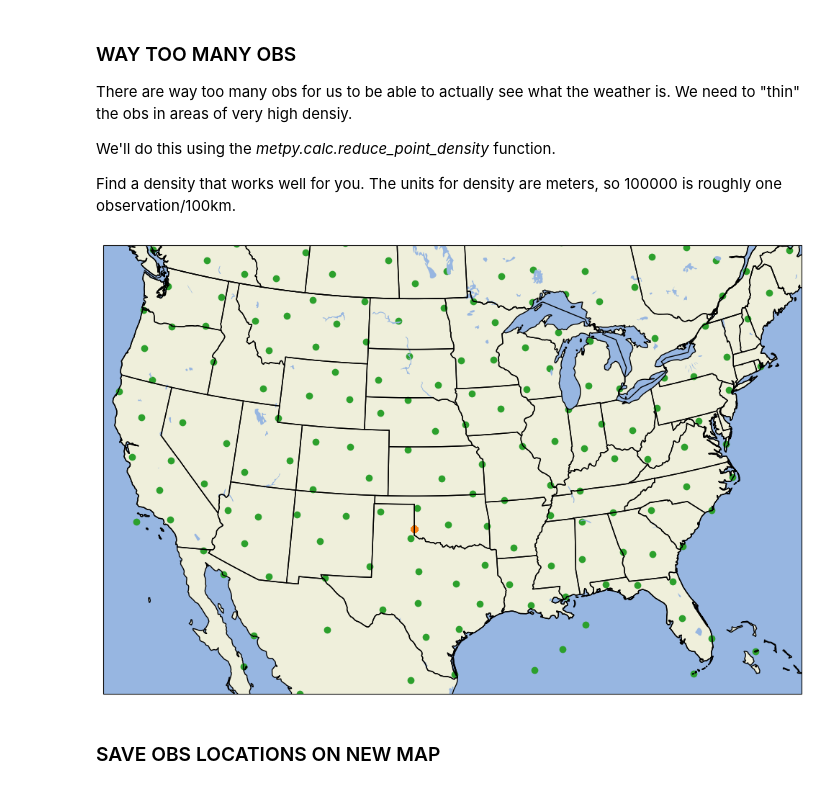
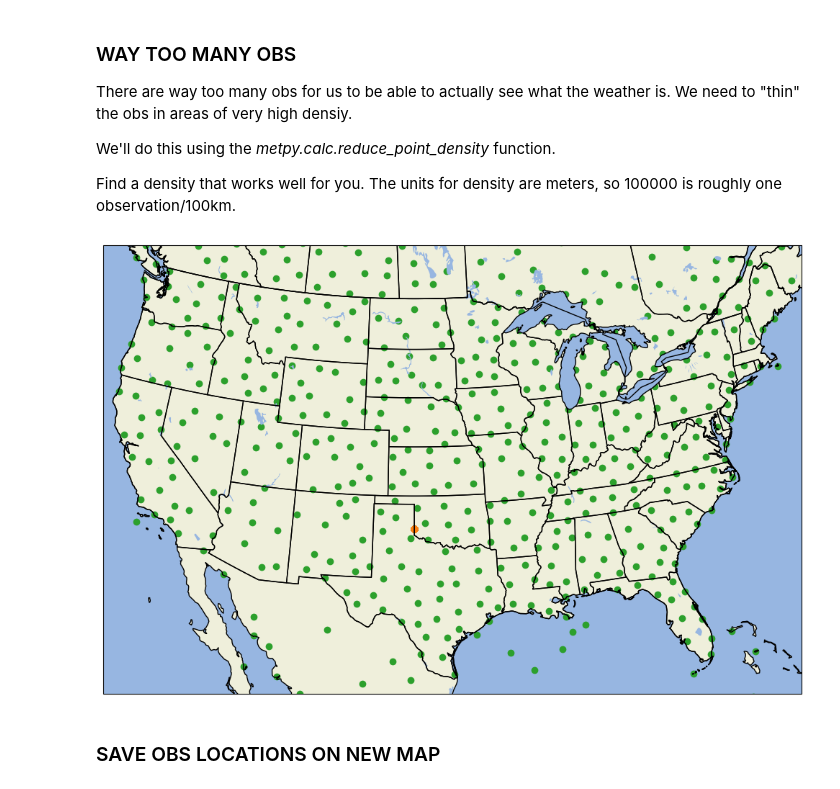
Before and after one commit to nadyafreund/ATSC_270, a Jupyter notebook: assignment_4/assignment_4.ipynb, the cells around one changed output. Saved outputs shown, nothing was run; the diff lists cells and outputs as text; code cells hidden in the pictures.

```diff
--- a/assignment_4/assignment_4.ipynb
+++ b/assignment_4/assignment_4.ipynb
@@ -177,7 +177,7 @@ Find a density that works well for you.  The units for density are meters, so 10
 locs=proj.transform_points(ccrs.PlateCarree(),data['longitude'].values,data['latitude'].values)
 
 #now thin the data
-data_thinned=data[mpcalc.reduce_point_density(locs,200000)]
+data_thinned=data[mpcalc.reduce_point_density(locs,100000)]
 
 #map projection jusing a Lambert Conformal Projection
 #we'll center the map at 100W,35N
@@ -190,34 +190,34 @@ fig=plt.figure(figsize=(10,10),dpi=100)
 ax=fig.add_subplot(1,1,1,projection=proj)
 
 #add elements to make map more useable
 ax.add_feature(cfeature.LAND)
 ax.add_feature(cfeature.OCEAN)
 ax.add_feature(cfeature.LAKES)
 ax.add_feature(cfeature.COASTLINE)
 ax.add_feature(cfeature.STATES)
 ax.add_feature(cfeature.BORDERS)
 
 #zoom on the CONUS
 #lon_min = -120
 #lon_max = -75
 #lat_min = 23
 #lat_max = 50
 ax.set_extent((-120, -75, 23, 50))
 
 
 lon=data_thinned.longitude
 lat=data_thinned.latitude
 
 #plot surface obs using scatter plot
 ax.scatter(lon,lat,transform=proj)
 ax.scatter(lon,lat,transform=proj)
 
 plt.scatter(data_thinned.longitude,data_thinned.latitude,transform=ccrs.PlateCarree())
 
 
 fig.tight_layout()
 # %% [output]
-[figure, old version]
+[figure, new version]
 # %% [markdown]
 ### SAVE OBS LOCATIONS ON NEW MAP ###
 # %%
```
Also changed, not shown: parts of 3 cells of this notebook, 3 other files.
